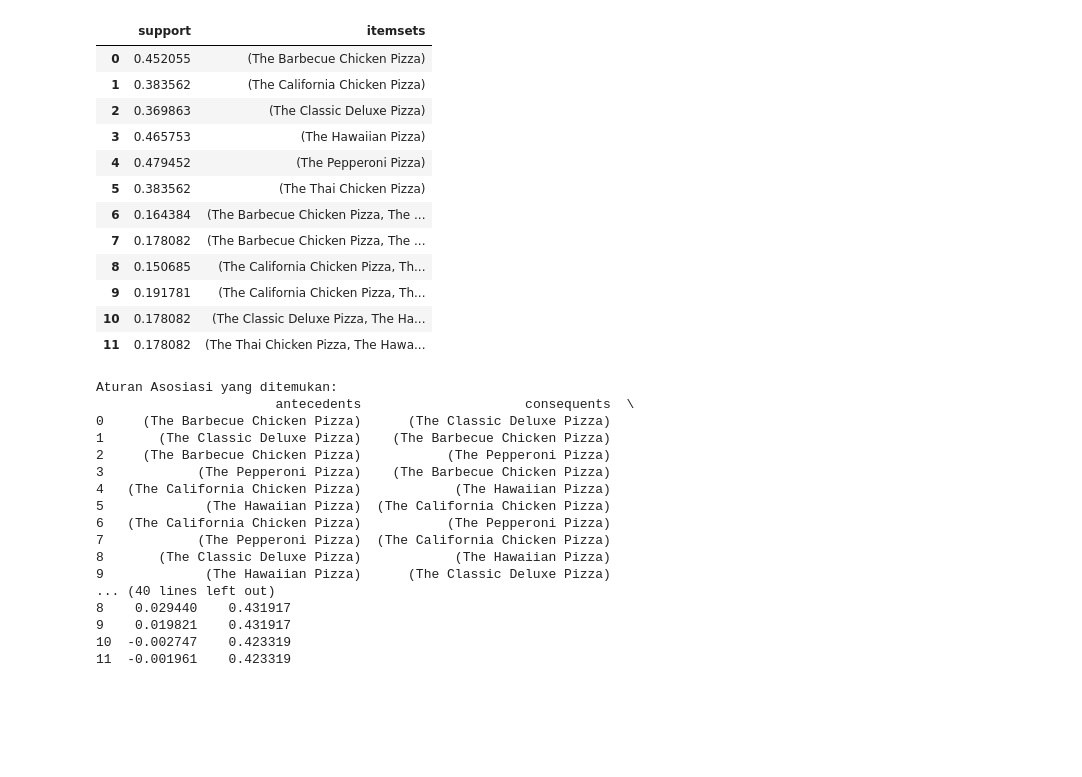
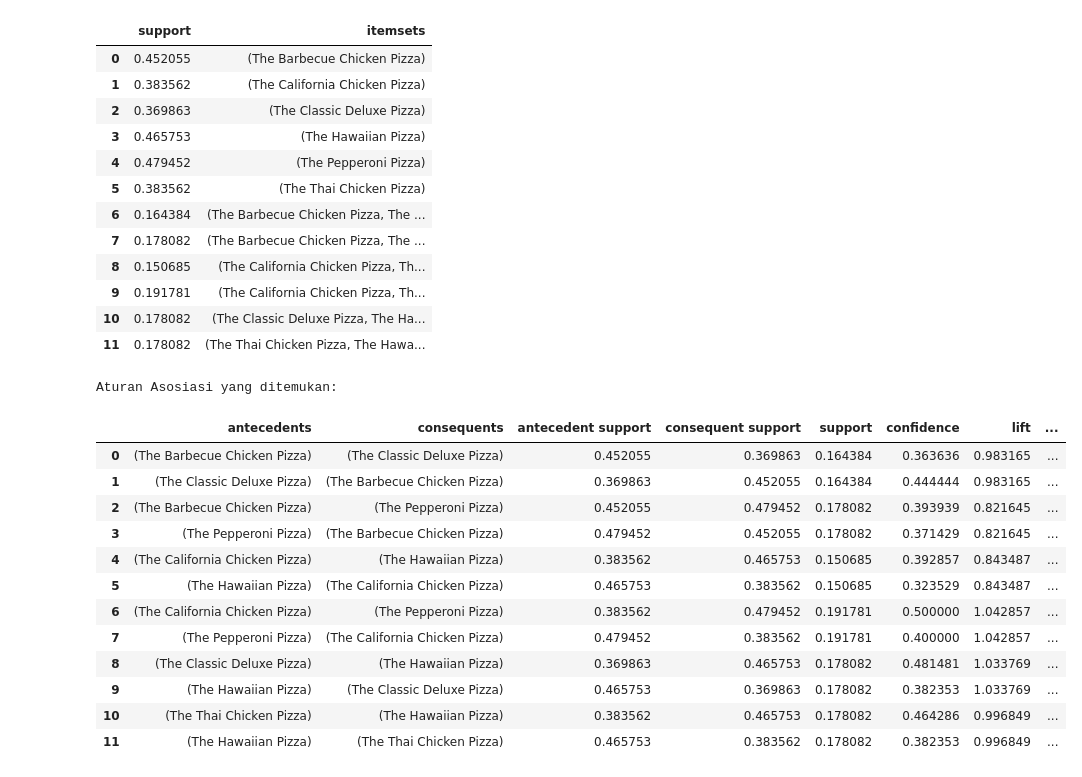
Before and after one commit to gregoriusViko/Pizza_SPPK, a Jupyter notebook: public/kode_python/coba1.ipynb, the cells around one changed output. Cells and saved outputs as stored; diff of their text form; code cells hidden in the pictures; blank space fills up the shorter version.

```diff
--- a/public/kode_python/coba1.ipynb
+++ b/public/kode_python/coba1.ipynb
@@ -219,29 +219,26 @@ frequent_itemsets
 | 11 | 0.178082 | (The Thai Chicken Pizza, The Hawa... |
 # %%
 # Menghasilkan aturan asosiasi dari itemset yang sering muncul
-rules = association_rules(frequent_itemsets, metric="confidence", min_threshold=0.1, num_itemsets=2)
+rules = association_rules(frequent_itemsets, metric="confidence", min_threshold=0.1, num_itemsets=3)
 
 # Menampilkan hasil aturan asosiasi
 print("\nAturan Asosiasi yang ditemukan:")
-print(rules)
+rules
 # %% [output]
 Aturan Asosiasi yang ditemukan:
-                       antecedents                     consequents  \
-0     (The Barbecue Chicken Pizza)      (The Classic Deluxe Pizza)
-1       (The Classic Deluxe Pizza)    (The Barbecue Chicken Pizza)
-2     (The Barbecue Chicken Pizza)           (The Pepperoni Pizza)
-3            (The Pepperoni Pizza)    (The Barbecue Chicken Pizza)
-4   (The California Chicken Pizza)            (The Hawaiian Pizza)
-5             (The Hawaiian Pizza)  (The California Chicken Pizza)
-6   (The California Chicken Pizza)           (The Pepperoni Pizza)
-7            (The Pepperoni Pizza)  (The California Chicken Pizza)
-8       (The Classic Deluxe Pizza)            (The Hawaiian Pizza)
-9             (The Hawaiian Pizza)      (The Classic Deluxe Pizza)
-... (40 lines left out)
-8    0.029440    0.431917
-9    0.019821    0.431917
-10  -0.002747    0.423319
-11  -0.001961    0.423319
+|  | antecedents | consequents | antecedent support | consequent support | support | confidence | lift | ... |
+| 0 | (The Barbecue Chicken Pizza) | (The Classic Deluxe Pizza) | 0.452055 | 0.369863 | 0.164384 | 0.363636 | 0.983165 | ... |
+| 1 | (The Classic Deluxe Pizza) | (The Barbecue Chicken Pizza) | 0.369863 | 0.452055 | 0.164384 | 0.444444 | 0.983165 | ... |
+| 2 | (The Barbecue Chicken Pizza) | (The Pepperoni Pizza) | 0.452055 | 0.479452 | 0.178082 | 0.393939 | 0.821645 | ... |
+| 3 | (The Pepperoni Pizza) | (The Barbecue Chicken Pizza) | 0.479452 | 0.452055 | 0.178082 | 0.371429 | 0.821645 | ... |
+| 4 | (The California Chicken Pizza) | (The Hawaiian Pizza) | 0.383562 | 0.465753 | 0.150685 | 0.392857 | 0.843487 | ... |
+| 5 | (The Hawaiian Pizza) | (The California Chicken Pizza) | 0.465753 | 0.383562 | 0.150685 | 0.323529 | 0.843487 | ... |
+| 6 | (The California Chicken Pizza) | (The Pepperoni Pizza) | 0.383562 | 0.479452 | 0.191781 | 0.500000 | 1.042857 | ... |
+| 7 | (The Pepperoni Pizza) | (The California Chicken Pizza) | 0.479452 | 0.383562 | 0.191781 | 0.400000 | 1.042857 | ... |
+| 8 | (The Classic Deluxe Pizza) | (The Hawaiian Pizza) | 0.369863 | 0.465753 | 0.178082 | 0.481481 | 1.033769 | ... |
+| 9 | (The Hawaiian Pizza) | (The Classic Deluxe Pizza) | 0.465753 | 0.369863 | 0.178082 | 0.382353 | 1.033769 | ... |
+| 10 | (The Thai Chicken Pizza) | (The Hawaiian Pizza) | 0.383562 | 0.465753 | 0.178082 | 0.464286 | 0.996849 | ... |
+| 11 | (The Hawaiian Pizza) | (The Thai Chicken Pizza) | 0.465753 | 0.383562 | 0.178082 | 0.382353 | 0.996849 | ... |
 # %%
 # Fungsi untuk menghitung support
 def calculate_support(itemset, transactions):
```
Also changed, not shown: 10 other files.
